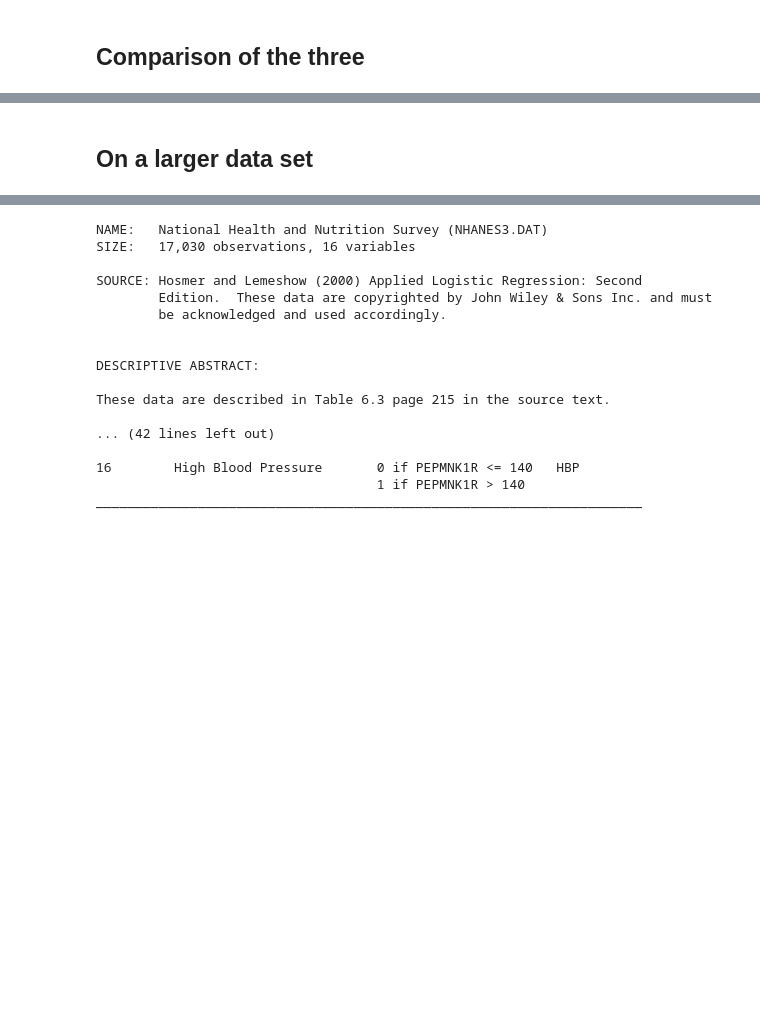
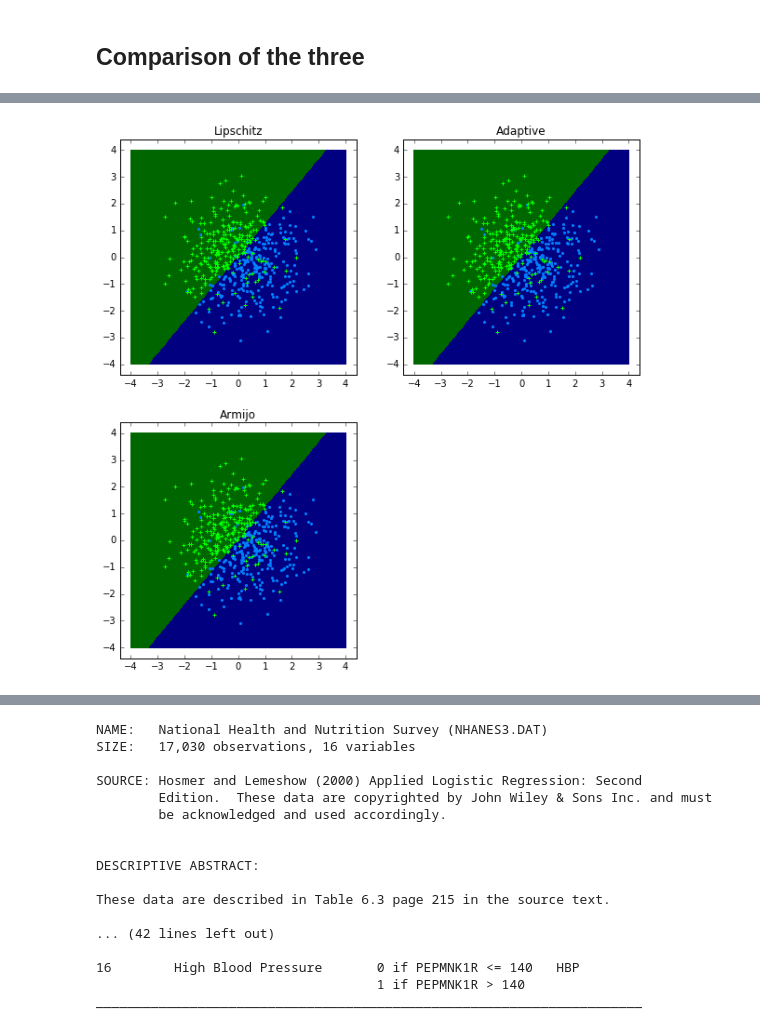
Before and after one commit to asberk/ubcs3, a Jupyter notebook: Gradient Descent (master).ipynb, the cells around one changed output, grey strips where cells are left out. Drawn from its saved outputs; the diff is of its cells as text; code cells hidden in the pictures; blank space fills up the shorter version.

```diff
--- a/Gradient Descent (master).ipynb
+++ b/Gradient Descent (master).ipynb
@@ -564,11 +508,11 @@ def adaptiveGradientDescent(funObj, w, X, y,
             if verbose:
                 print('At maximum number of function evaluations')
             break
-    return (w, f)
+    return (w, f, funEvals)
 # %%
 LR_adap = LogisticRegressor(objectiveParms={'lam':1},
                             gdParms={'L0':1},
                             gd=adaptiveGradientDescent)
 # %%
-LR_adap.fit(X, y)
+%timeit LR_adap.fit(X, y)
 # %% [output]
@@ -608,4 +536,4 @@ LR_armijo = LogisticRegressor(objectiveParms={'lam':1},
                               gdParms={'L0':1,'gamma':1e-4},
                               gd=adaptiveGradientDescent)
 # %%
-LR_armijo.fit(X,y)
+%timeit LR_armijo.fit(X,y)
@@ -614,14 +546,2 @@ binaryClassifier2DPlot(LR_armijo)
 # %% [markdown]
 ## Comparison of the three
-# %%
-LR_Lip = LogisticRegressor(objectiveParms=objectiveParms_Lip,
-                           gdParms={'alpha':1/L_logist,'verbose':False})
-LR_adap = LogisticRegressor(objectiveParms={'lam':1},
-                            gdParms={'L0':1,'verbose':False},
-                            gd=adaptiveGradientDescent)
-LR_armijo = LogisticRegressor(objectiveParms={'lam':1},
-                              gdParms={'L0':1,'gamma':1e-4,'verbose':False},
-                              gd=adaptiveGradientDescent)
-%timeit LR_Lip.fit(X,y)
-%timeit LR_adap.fit(X,y)
-%timeit LR_armijo.fit(X,y)
@@ -632,2 +548,11 @@ LR_armijo = LogisticRegressor(objectiveParms={'lam':1},
-# %% [markdown]
-## On a larger data set
+# %%
+plt.figure(figsize=(10,10))
+for j, model, pTitle in zip(range(221,224),
+                            [LR_Lip, LR_adap, LR_armijo],
+                            ['Lipschitz', 'Adaptive', 'Armijo']):
+    plt.subplot(j)
+    binaryClassifier2DPlot(model)
+    plt.title(pTitle)
+    plt.axis('tight');
+# %% [output]
+[figure, added]
```
Also changed, not shown: parts of 66 cells of this notebook.
